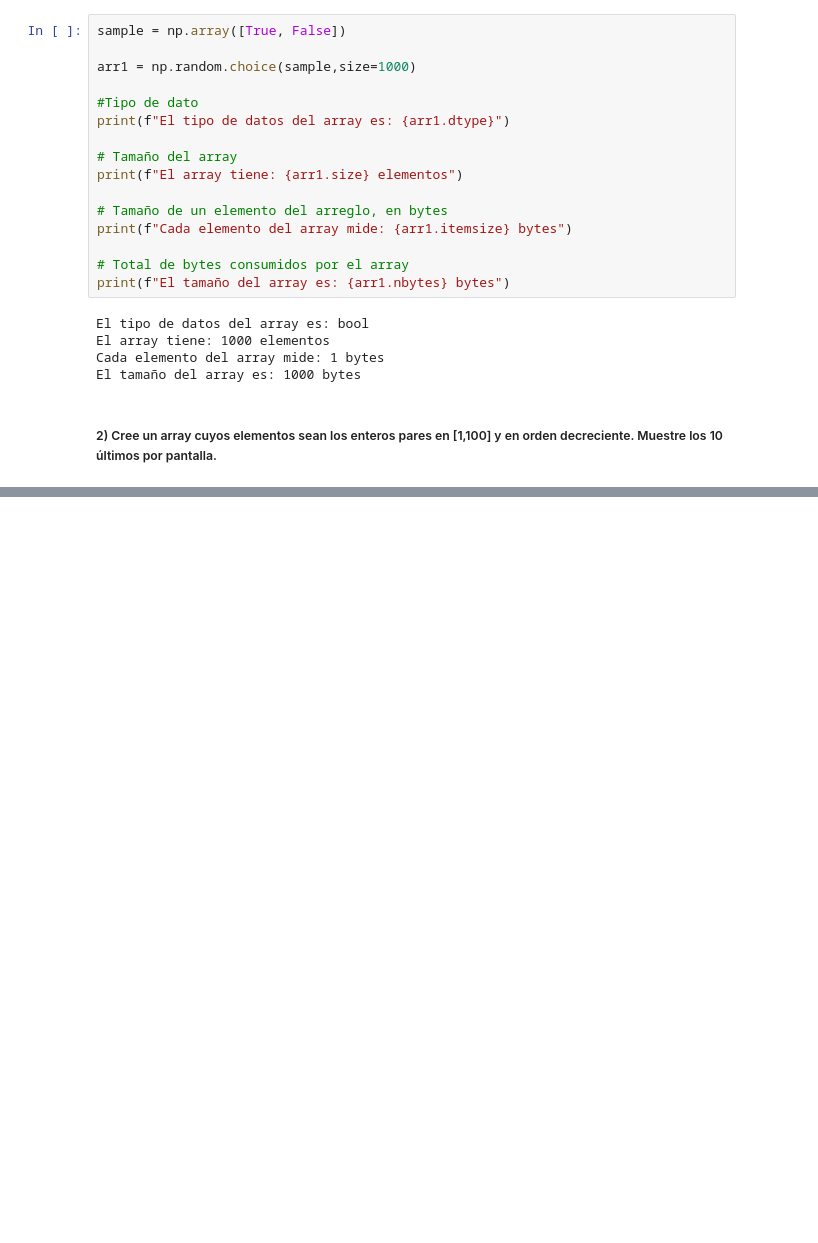
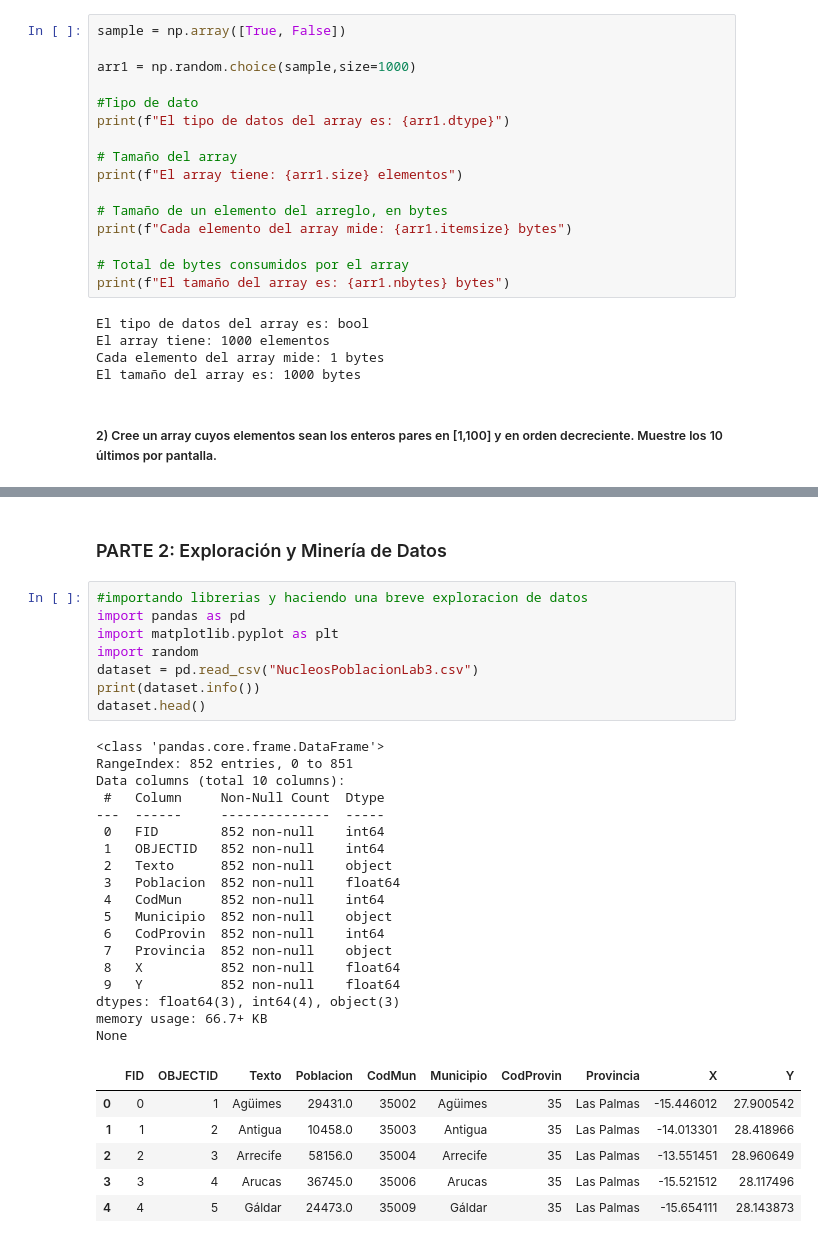
Before and after one commit to pablogalileo/classproject, a Jupyter notebook: Laboratorio 3.ipynb, the cells around one changed output, grey strips where cells are left out. Cells and saved outputs as stored; diff of their text form; blank space fills up the shorter version.

```diff
--- a/Laboratorio 3.ipynb
+++ b/Laboratorio 3.ipynb
@@ -46,0 +128,35 @@ print(arr2)
+# %% [markdown]
+### PARTE 2: Exploración y Minería de Datos
+# %%
+#importando librerias y haciendo una breve exploracion de datos
+import pandas as pd
+import matplotlib.pyplot as plt
+import random
+dataset = pd.read_csv("NucleosPoblacionLab3.csv")
+print(dataset.info())
+dataset.head()
+# %% [output]
+<class 'pandas.core.frame.DataFrame'>
+RangeIndex: 852 entries, 0 to 851
+Data columns (total 10 columns):
+ #   Column     Non-Null Count  Dtype
+---  ------     --------------  -----
+ 0   FID        852 non-null    int64
+ 1   OBJECTID   852 non-null    int64
+ 2   Texto      852 non-null    object
+ 3   Poblacion  852 non-null    float64
+ 4   CodMun     852 non-null    int64
+ 5   Municipio  852 non-null    object
+ 6   CodProvin  852 non-null    int64
+ 7   Provincia  852 non-null    object
+ 8   X          852 non-null    float64
+ 9   Y          852 non-null    float64
+dtypes: float64(3), int64(4), object(3)
+memory usage: 66.7+ KB
+None
+|  | FID | OBJECTID | Texto | Poblacion | CodMun | Municipio | CodProvin | Provincia | X | Y |
+| 0 | 0 | 1 | Agüimes | 29431.0 | 35002 | Agüimes | 35 | Las Palmas | -15.446012 | 27.900542 |
+| 1 | 1 | 2 | Antigua | 10458.0 | 35003 | Antigua | 35 | Las Palmas | -14.013301 | 28.418966 |
+| 2 | 2 | 3 | Arrecife | 58156.0 | 35004 | Arrecife | 35 | Las Palmas | -13.551451 | 28.960649 |
+| 3 | 3 | 4 | Arucas | 36745.0 | 35006 | Arucas | 35 | Las Palmas | -15.521512 | 28.117496 |
+| 4 | 4 | 5 | Gáldar | 24473.0 | 35009 | Gáldar | 35 | Las Palmas | -15.654111 | 28.143873 |
```
Also changed, not shown: parts of 27 cells of this notebook.
